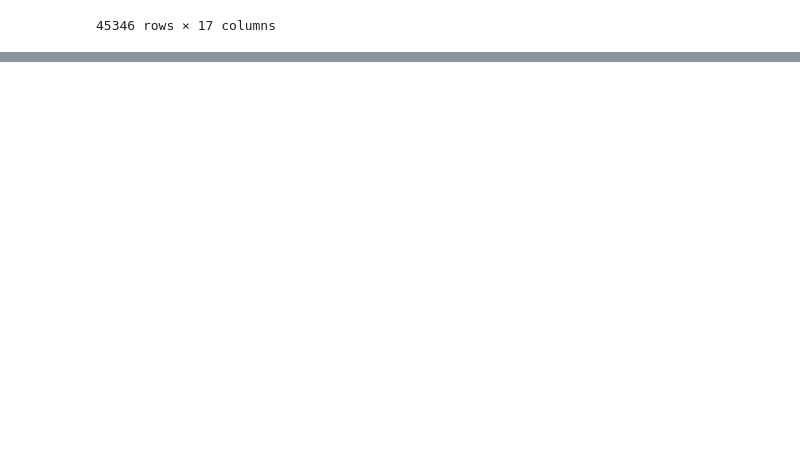
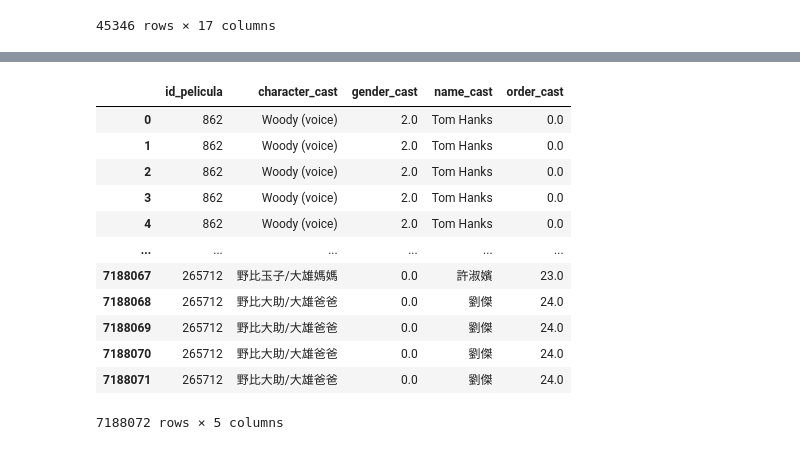
Before and after one commit to moralespbl/MoralesPI_01, a Jupyter notebook: EDA.ipynb, the cells around one changed output, grey strips where cells are left out. Saved outputs shown, nothing was run; the diff lists cells and outputs as text; code cells hidden in the pictures; blank space fills up the shorter version.

```diff
--- a/EDA.ipynb
+++ b/EDA.ipynb
@@ -140,0 +184,24 @@ plt.show()
+# %%
+dfCreditsFinal.drop(columns=['credit_id_cast', 'id_cast', 'credit_id_crew', 'department_crew', 'profile_path_crew'], inplace=True)
+# %%
+# Crear el primer DataFrame con las columnas especificadas
+dfCast = dfCreditsFinal[['id_pelicula', 'character_cast', 'gender_cast', 'name_cast', 'order_cast']]
+
+# Crear el segundo DataFrame con las columnas especificadas
+dfCrew = dfCreditsFinal[['id_pelicula', 'gender_crew', 'job_crew', 'name_crew']]
+# %%
+dfCast
+# %% [output]
+|  | id_pelicula | character_cast | gender_cast | name_cast | order_cast |
+| 0 | 862 | Woody (voice) | 2.0 | Tom Hanks | 0.0 |
+| 1 | 862 | Woody (voice) | 2.0 | Tom Hanks | 0.0 |
+| 2 | 862 | Woody (voice) | 2.0 | Tom Hanks | 0.0 |
+| 3 | 862 | Woody (voice) | 2.0 | Tom Hanks | 0.0 |
+| 4 | 862 | Woody (voice) | 2.0 | Tom Hanks | 0.0 |
+| ... | ... | ... | ... | ... | ... |
+| 7188067 | 265712 | 野比玉子/大雄媽媽 | 0.0 | 許淑嬪 | 23.0 |
+| 7188068 | 265712 | 野比大助/大雄爸爸 | 0.0 | 劉傑 | 24.0 |
+| 7188069 | 265712 | 野比大助/大雄爸爸 | 0.0 | 劉傑 | 24.0 |
+| 7188070 | 265712 | 野比大助/大雄爸爸 | 0.0 | 劉傑 | 24.0 |
+| 7188071 | 265712 | 野比大助/大雄爸爸 | 0.0 | 劉傑 | 24.0 |
+7188072 rows × 5 columns
```
Also changed, not shown: parts of 16 cells of this notebook, 2 other files.
